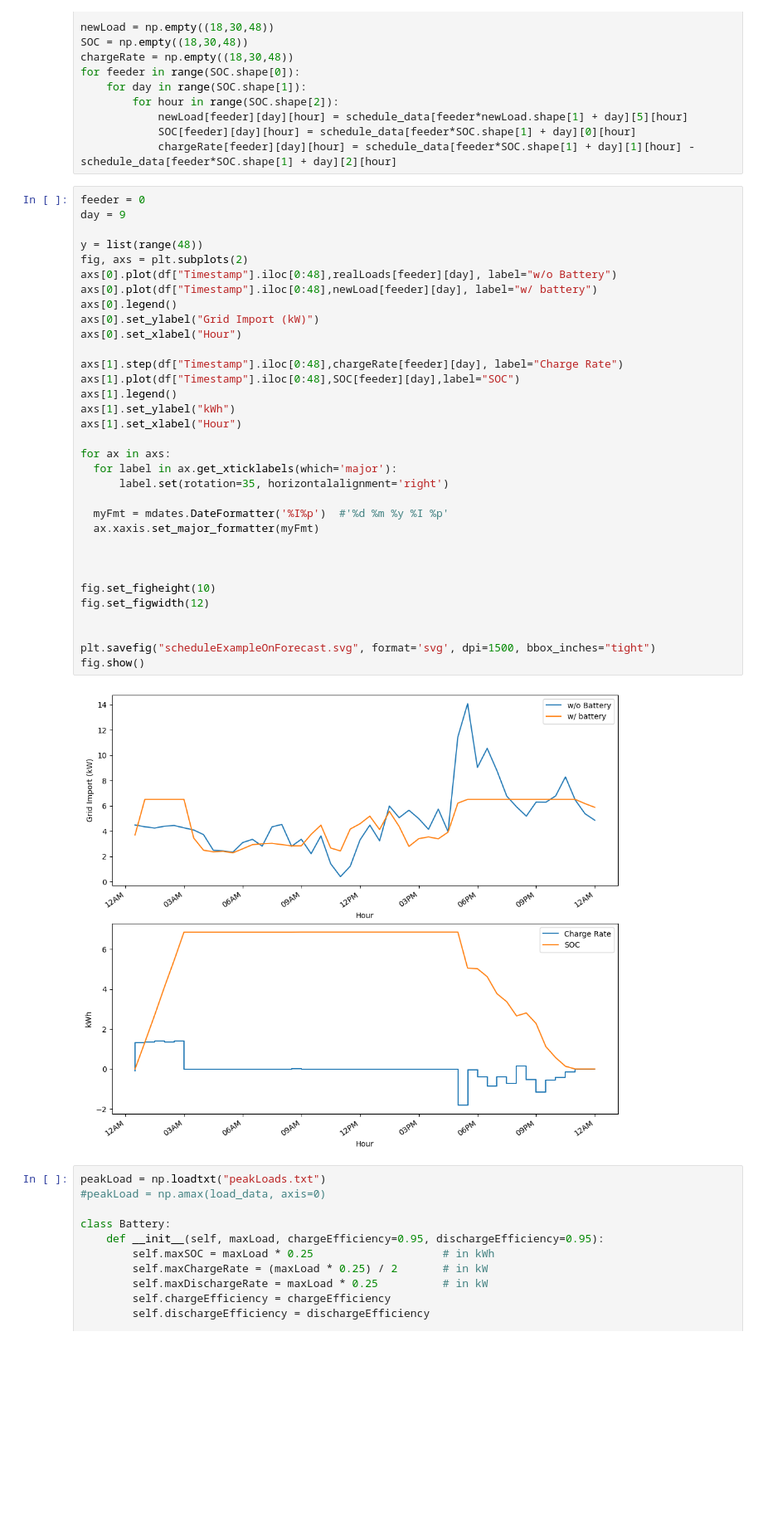
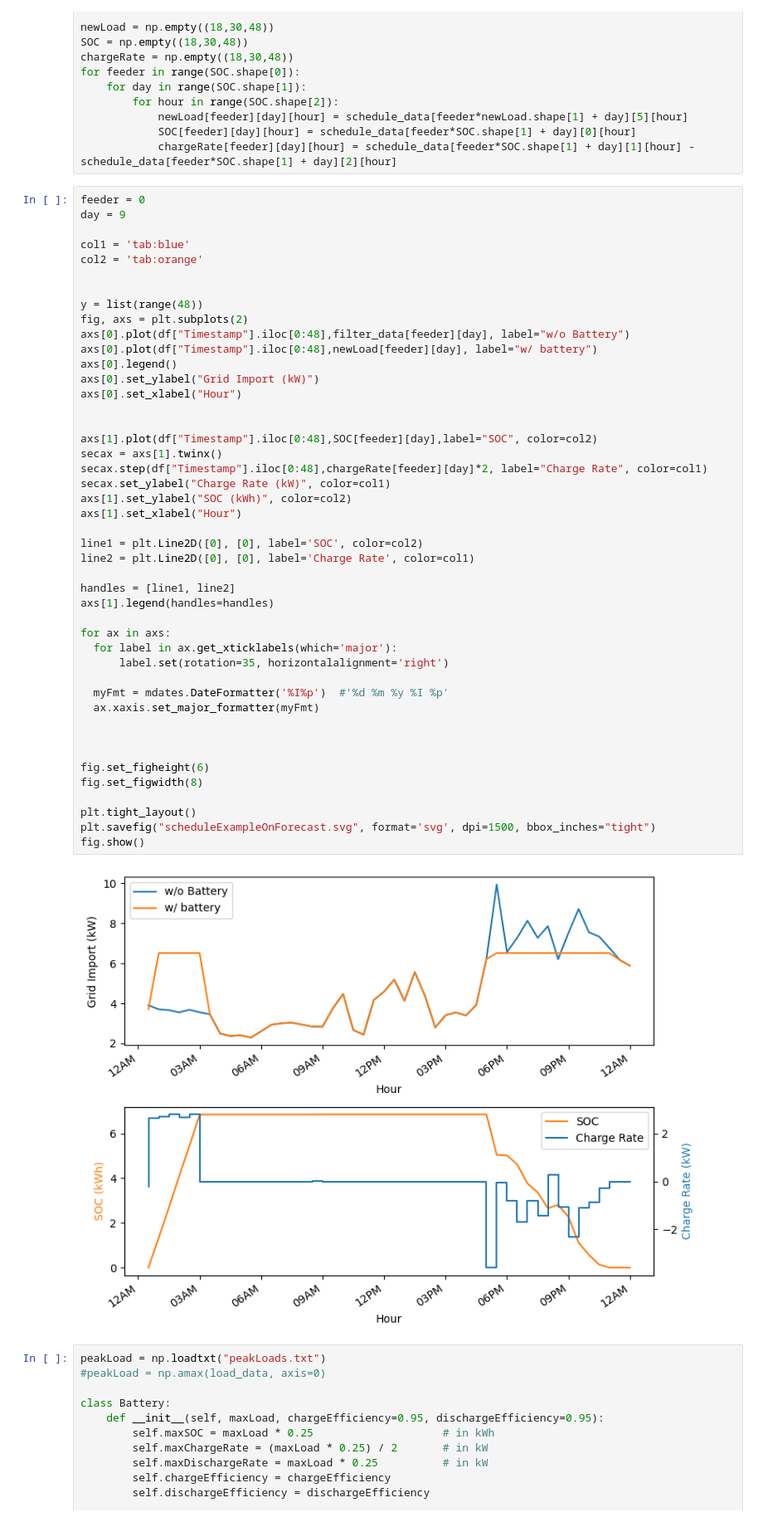
Before and after one commit to stait20/Code, a Jupyter notebook: Final/Results.ipynb, the cells around one changed output. Shown at 83% size. Drawn from its saved outputs; the diff is of its cells as text; blank space fills up the shorter version.

Commit message:
scheduling graphs

```diff
--- a/Final/Results.ipynb
+++ b/Final/Results.ipynb
@@ -37,38 +37,50 @@ for feeder in range(SOC.shape[0]):
 # %%
 feeder = 0
 day = 9
 
+col1 = 'tab:blue'
+col2 = 'tab:orange'
+
+
 y = list(range(48))
 fig, axs = plt.subplots(2)
-axs[0].plot(df["Timestamp"].iloc[0:48],realLoads[feeder][day], label="w/o Battery")
+axs[0].plot(df["Timestamp"].iloc[0:48],filter_data[feeder][day], label="w/o Battery")
 axs[0].plot(df["Timestamp"].iloc[0:48],newLoad[feeder][day], label="w/ battery")
 axs[0].legend()
 axs[0].set_ylabel("Grid Import (kW)")
 axs[0].set_xlabel("Hour")
 
-axs[1].step(df["Timestamp"].iloc[0:48],chargeRate[feeder][day], label="Charge Rate")
-axs[1].plot(df["Timestamp"].iloc[0:48],SOC[feeder][day],label="SOC")
-axs[1].legend()
-axs[1].set_ylabel("kWh")
+
+axs[1].plot(df["Timestamp"].iloc[0:48],SOC[feeder][day],label="SOC", color=col2)
+secax = axs[1].twinx()
+secax.step(df["Timestamp"].iloc[0:48],chargeRate[feeder][day]*2, label="Charge Rate", color=col1)
+secax.set_ylabel("Charge Rate (kW)", color=col1)
+axs[1].set_ylabel("SOC (kWh)", color=col2)
 axs[1].set_xlabel("Hour")
+
+line1 = plt.Line2D([0], [0], label='SOC', color=col2)
+line2 = plt.Line2D([0], [0], label='Charge Rate', color=col1)
+
+handles = [line1, line2]
+axs[1].legend(handles=handles)
 
 for ax in axs:
   for label in ax.get_xticklabels(which='major'):
       label.set(rotation=35, horizontalalignment='right')
 
   myFmt = mdates.DateFormatter('%I%p')  #'%d %m %y %I %p'
   ax.xaxis.set_major_formatter(myFmt)
 
 
 
-fig.set_figheight(10)
-fig.set_figwidth(12)
+fig.set_figheight(6)
+fig.set_figwidth(8)
 
-
+plt.tight_layout()
 plt.savefig("scheduleExampleOnForecast.svg", format='svg', dpi=1500, bbox_inches="tight")
 fig.show()
 # %% [output]
-[figure, old version]
+[figure, new version]
 # %%
 peakLoad = np.loadtxt("peakLoads.txt")
 #peakLoad = np.amax(load_data, axis=0)
```
Also changed, not shown: parts of 6 cells of this notebook.
